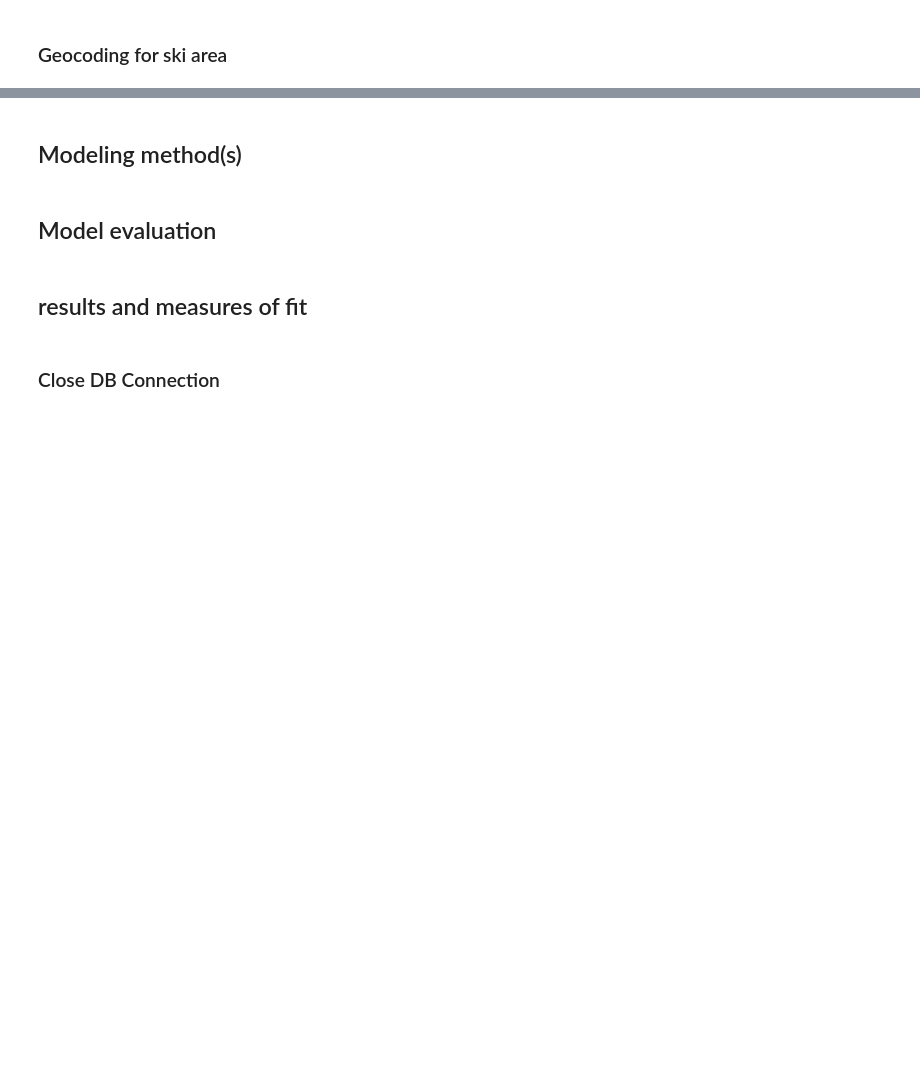
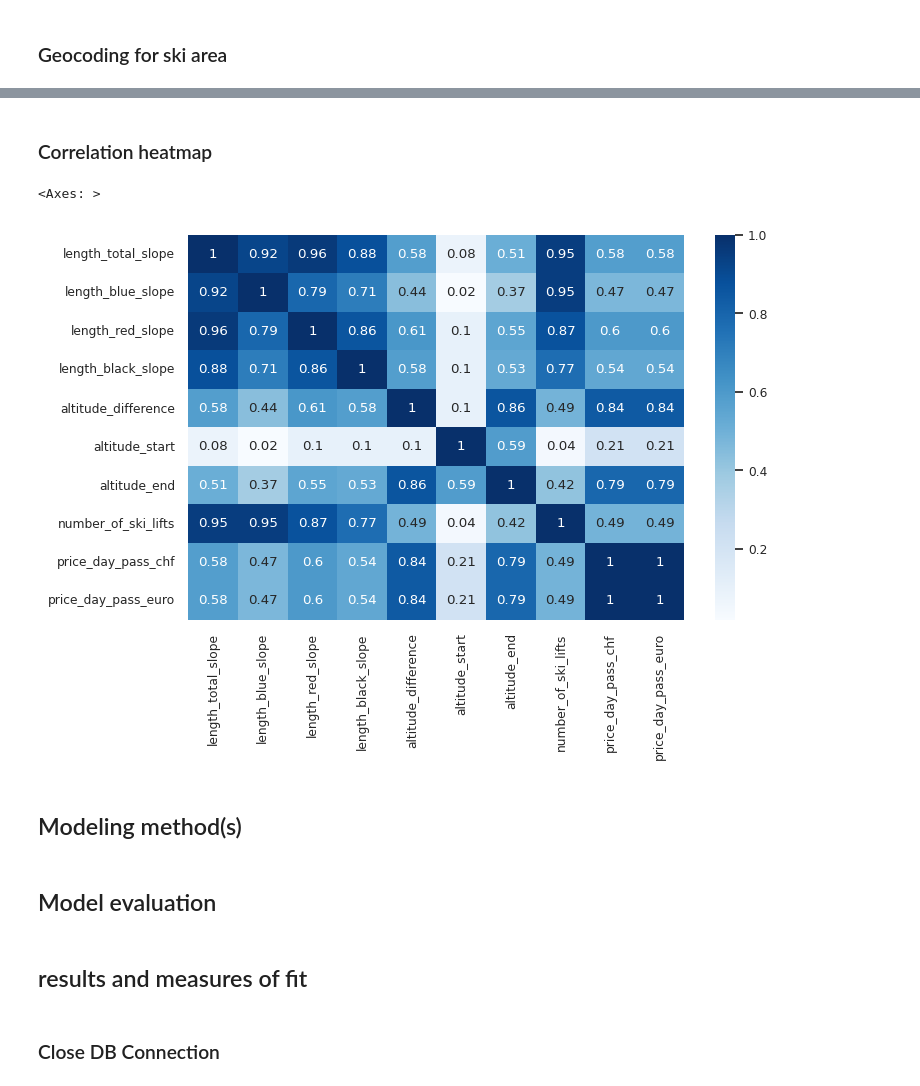
Before and after one commit to kuehnviv/arm_project, a Jupyter notebook: projekt_notebook.ipynb, the cells around one changed output, grey strips where cells are left out. Cells and saved outputs as stored; diff of their text form; code cells hidden in the pictures; blank space fills up the shorter version.

```diff
--- a/projekt_notebook.ipynb
+++ b/projekt_notebook.ipynb
@@ -299,3 +439,28 @@ Verbindung erfolgreich hergestellt!
+# %% [markdown]
+### Correlation heatmap
+# %%
+# Set font size for plot
+sns.set(font_scale=0.8)
+
+# Create correlation matrix as the basis for the heatmap
+plt.figure(figsize=(8,5))
+corr = df[['length_total_slope',
+            'length_blue_slope',
+            'length_red_slope',
+            'length_black_slope',
+            'altitude_difference',
+            'altitude_start',
+            'altitude_end',
+            'number_of_ski_lifts',
+            'price_day_pass_chf',
+            'price_day_pass_euro']].corr().round(2)
+# Plot heatmap
+sns.heatmap(corr,
+            cmap="Blues",
+            annot=True)
+# %% [output]
+<Axes: >
+[figure, added]
 # %% [markdown]
 ## Modeling method(s)
 # %%
```
Also changed, not shown: parts of 19 cells of this notebook, 1 other file.
